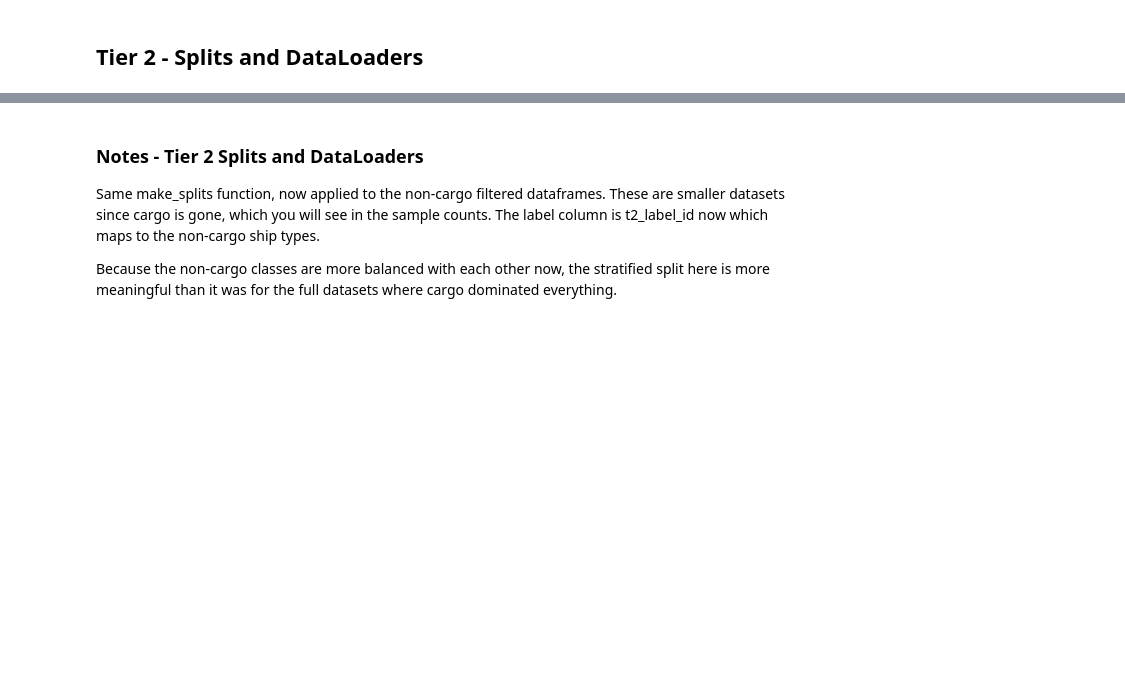
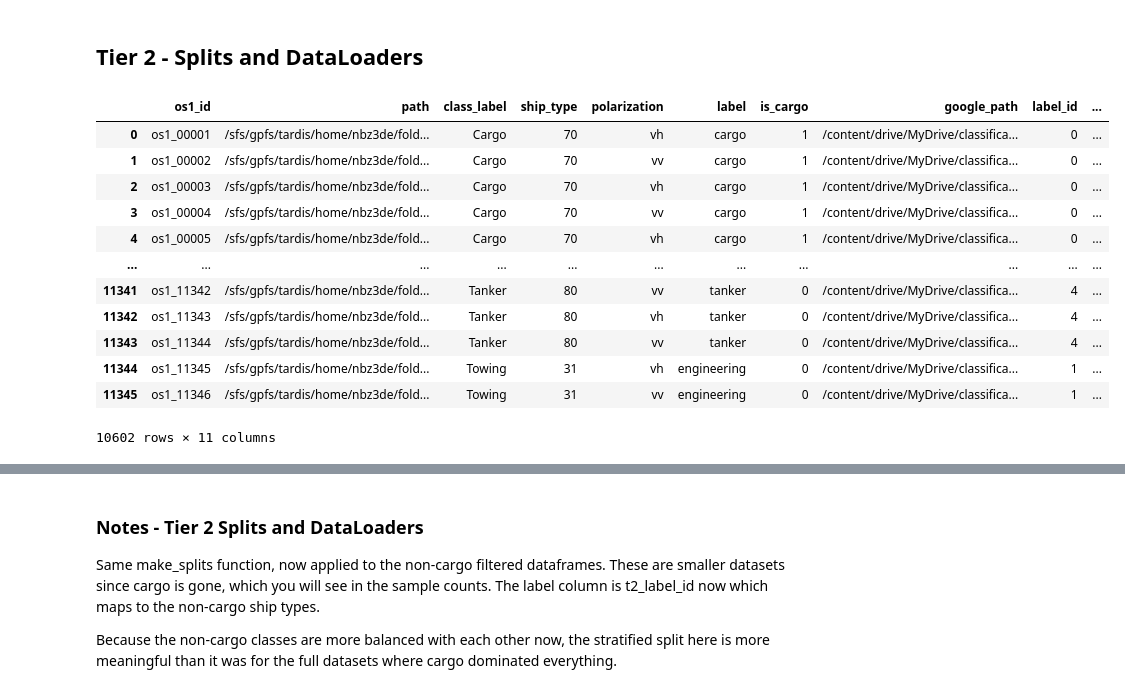
Before and after one commit to gknapp101/ds6050_final_project, a Jupyter notebook: src/2TierClassifier.ipynb, the cells around one changed output, grey strips where cells are left out. Saved outputs shown, nothing was run; the diff lists cells and outputs as text; code cells hidden in the pictures; blank space fills up the shorter version.

```diff
--- a/src/2TierClassifier.ipynb
+++ b/src/2TierClassifier.ipynb
@@ -408,4 +477,20 @@ Same stratified 70/10/20 split as before, now wrapped into a reusable make_split
 We run this for all 4 datasets: os1, os2, fusar, and joint. That gives us 4 independent Tier 1 binary classifiers to train and compare.
 # %% [markdown]
 ## Tier 2 - Splits and DataLoaders
+# %%
+opensar1
+# %% [output]
+|  | os1_id | path | class_label | ship_type | polarization | label | is_cargo | google_path | label_id | ... |
+| 0 | os1_00001 | /sfs/gpfs/tardis/home/nbz3de/fold... | Cargo | 70 | vh | cargo | 1 | /content/drive/MyDrive/classifica... | 0 | ... |
+| 1 | os1_00002 | /sfs/gpfs/tardis/home/nbz3de/fold... | Cargo | 70 | vv | cargo | 1 | /content/drive/MyDrive/classifica... | 0 | ... |
+| 2 | os1_00003 | /sfs/gpfs/tardis/home/nbz3de/fold... | Cargo | 70 | vh | cargo | 1 | /content/drive/MyDrive/classifica... | 0 | ... |
+| 3 | os1_00004 | /sfs/gpfs/tardis/home/nbz3de/fold... | Cargo | 70 | vv | cargo | 1 | /content/drive/MyDrive/classifica... | 0 | ... |
+| 4 | os1_00005 | /sfs/gpfs/tardis/home/nbz3de/fold... | Cargo | 70 | vh | cargo | 1 | /content/drive/MyDrive/classifica... | 0 | ... |
+| ... | ... | ... | ... | ... | ... | ... | ... | ... | ... | ... |
+| 11341 | os1_11342 | /sfs/gpfs/tardis/home/nbz3de/fold... | Tanker | 80 | vv | tanker | 0 | /content/drive/MyDrive/classifica... | 4 | ... |
+| 11342 | os1_11343 | /sfs/gpfs/tardis/home/nbz3de/fold... | Tanker | 80 | vh | tanker | 0 | /content/drive/MyDrive/classifica... | 4 | ... |
+| 11343 | os1_11344 | /sfs/gpfs/tardis/home/nbz3de/fold... | Tanker | 80 | vv | tanker | 0 | /content/drive/MyDrive/classifica... | 4 | ... |
+| 11344 | os1_11345 | /sfs/gpfs/tardis/home/nbz3de/fold... | Towing | 31 | vh | engineering | 0 | /content/drive/MyDrive/classifica... | 1 | ... |
+| 11345 | os1_11346 | /sfs/gpfs/tardis/home/nbz3de/fold... | Towing | 31 | vv | engineering | 0 | /content/drive/MyDrive/classifica... | 1 | ... |
+10602 rows × 11 columns
 # %%
```
Also changed, not shown: parts of 16 cells of this notebook, 11 other files.
